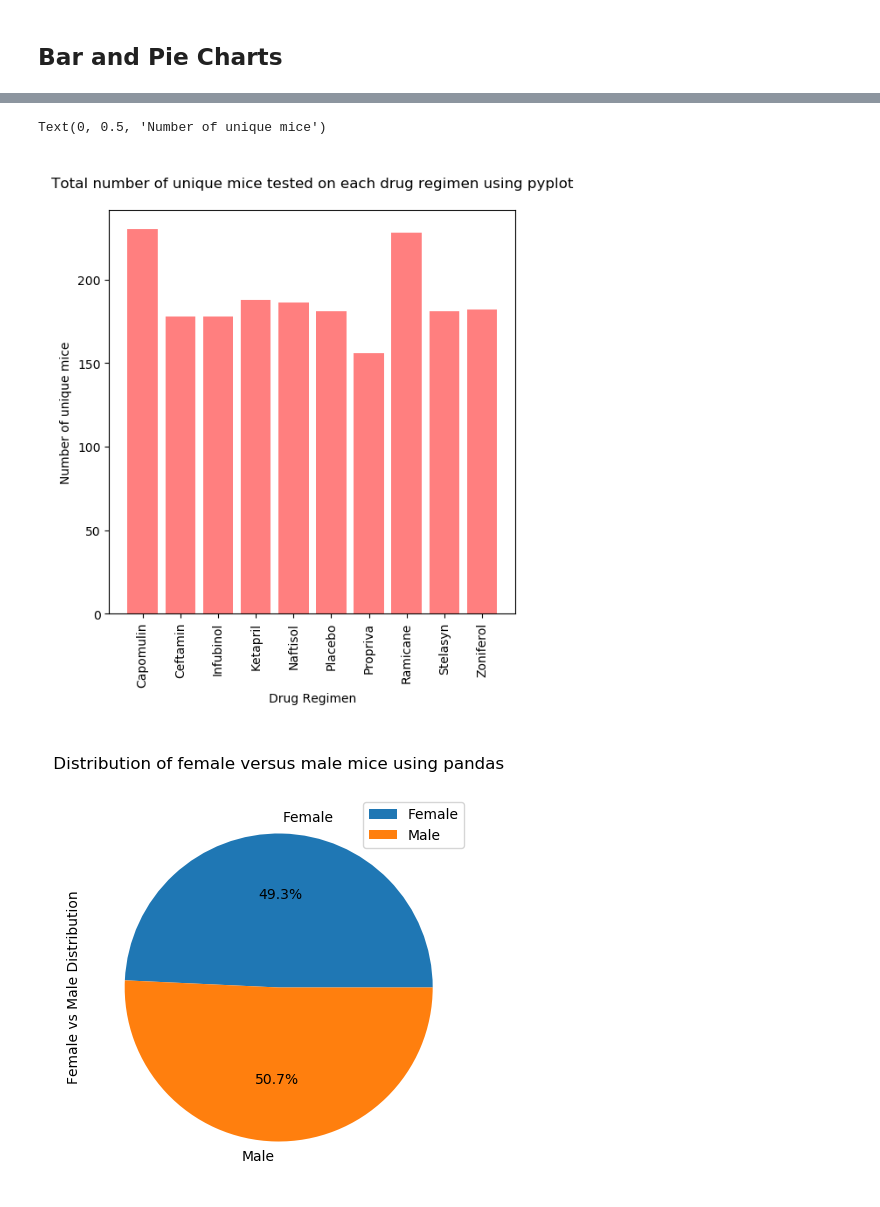
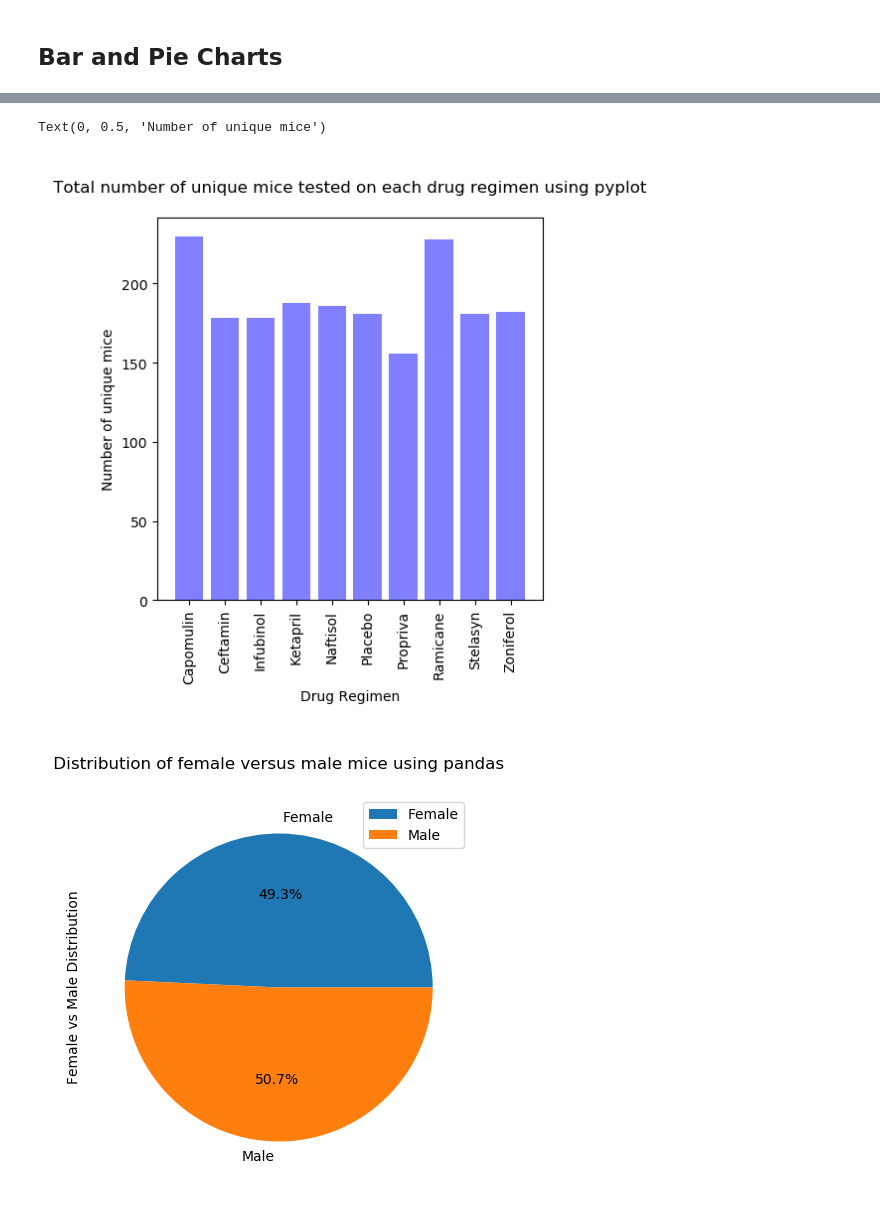
Before and after one commit to mengyin-lee/Matplotlib-challenge, a Jupyter notebook: Pymaceuticals/pymaceuticals_starter.ipynb, the cells around one changed output, grey strips where cells are left out. Drawn from its saved outputs; the diff is of its cells as text; code cells hidden in the pictures.

```diff
--- a/Pymaceuticals/pymaceuticals_starter.ipynb
+++ b/Pymaceuticals/pymaceuticals_starter.ipynb
@@ -162,21 +160,21 @@ plt.tight_layout()
 # %%
 # Generate a bar plot showing the total number of unique mice tested on each drug regimen using pyplot.
 
 plt.style.use('default')
 
-plt.figure(figsize=(6,6))
+plt.figure(figsize=(5,5))
 
-plt.bar(mice_drug_df.index, mice_drug_df, color = 'r', alpha=0.5, align="center")
+plt.bar(mice_drug_df.index, mice_drug_df, color = 'b', alpha=0.5, align="center")
 
 plt.title("\n Total number of unique mice tested on each drug regimen using pyplot \n")
 
 plt.xticks(rotation=90)
 
 plt.xlabel("Drug Regimen")
 plt.ylabel("Number of unique mice")
 # %% [output]
 Text(0, 0.5, 'Number of unique mice')
-[figure, old version]
+[figure, new version]
 # %%
 # Generate a pie plot showing the distribution of female versus male mice using pandas
 #clean_df.head()
```
Also changed, not shown: parts of 8 cells of this notebook.
